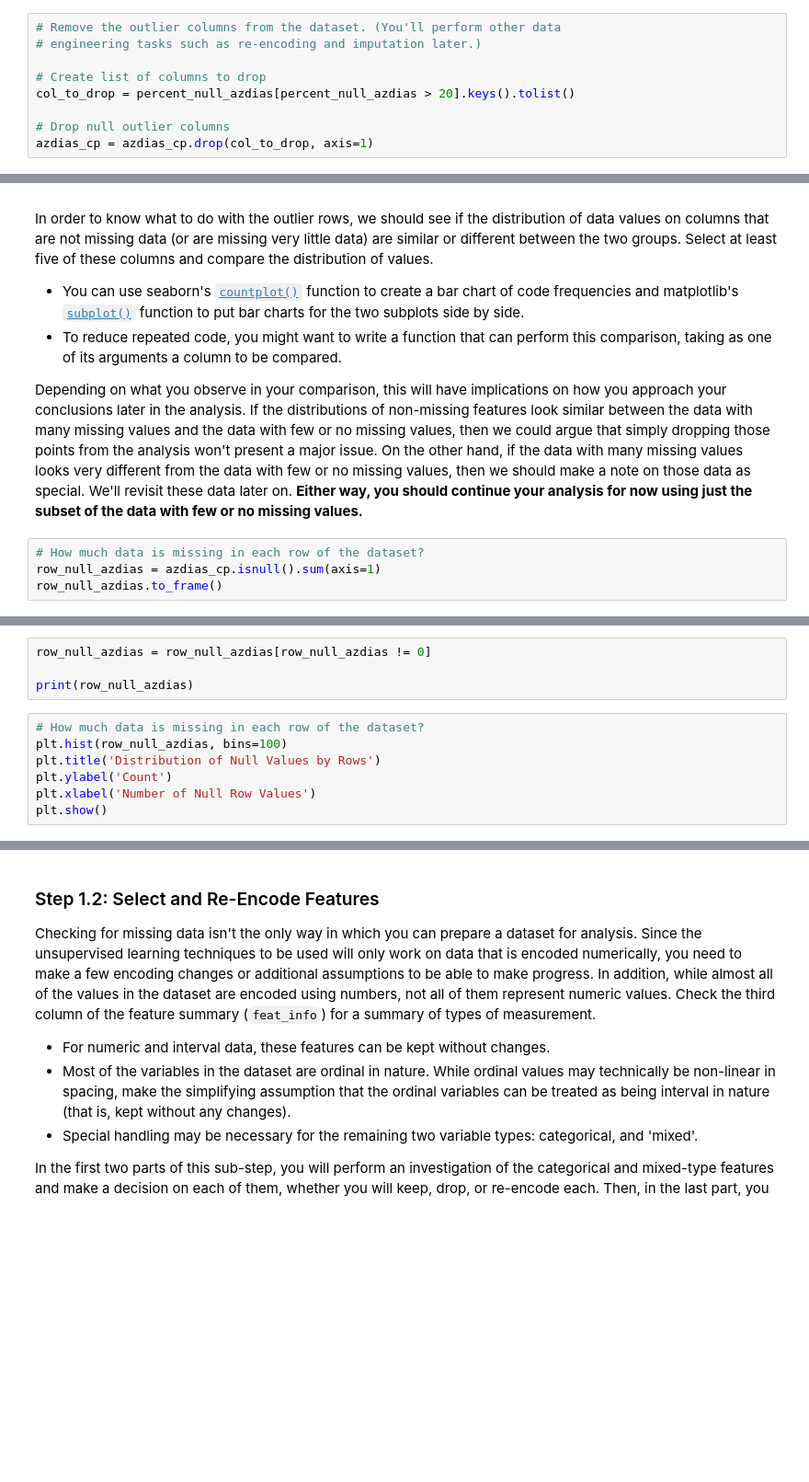
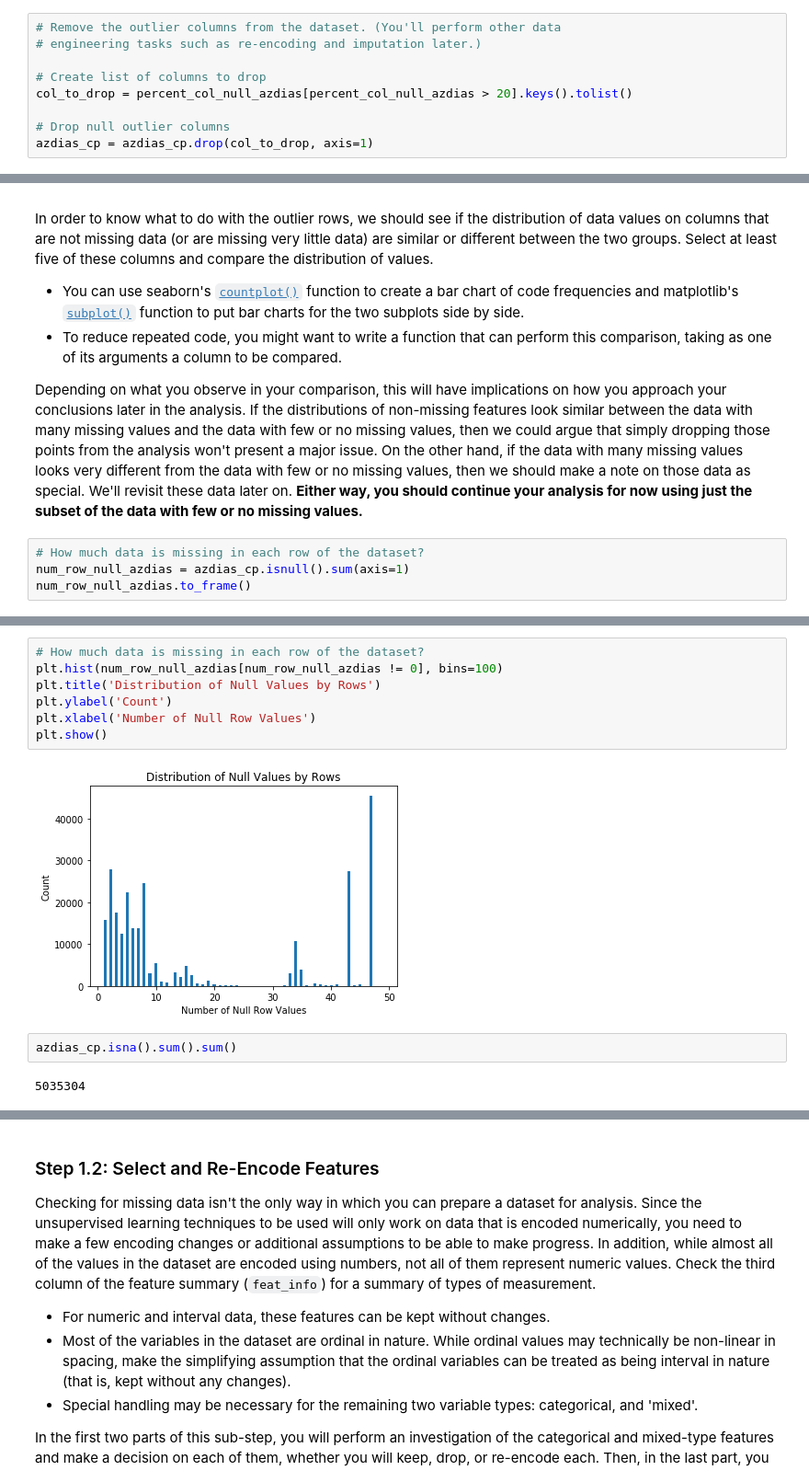
Before and after one commit to palacioskelly/Udacity_Identify_Customer_Segments, a Jupyter notebook: Identify_Customer_Segments.ipynb, the cells around one changed output, grey strips where cells are left out. Shown at 92% size. Cells and saved outputs as stored; diff of their text form; blank space fills up the shorter version.

```diff
--- a/Identify_Customer_Segments.ipynb
+++ b/Identify_Customer_Segments.ipynb
@@ -152,7 +295,7 @@ plt.show()
 # engineering tasks such as re-encoding and imputation later.)
 
 # Create list of columns to drop
-col_to_drop = percent_null_azdias[percent_null_azdias > 20].keys().tolist()
+col_to_drop = percent_col_null_azdias[percent_col_null_azdias > 20].keys().tolist()
 
 # Drop null outlier columns
 azdias_cp = azdias_cp.drop(col_to_drop, axis=1)
@@ -174,5 +323,5 @@ In order to know what to do with the outlier rows, we should see if the distribu
 Depending on what you observe in your comparison, this will have implications on how you approach your conclusions later in the analysis. If the distributions of non-missing features look similar between the data with many missing values and the data with few or no missing values, then we could argue that simply dropping those points from the analysis won't present a major issue. On the other hand, if the data with many missing values looks very different from the data with few or no missing values, then we should make a note on those data as special. We'll revisit these data later on. **Either way, you should continue your analysis for now using just the subset of the data with few or no missing values.**
 # %%
 # How much data is missing in each row of the dataset?
-row_null_azdias = azdias_cp.isnull().sum(axis=1)
-row_null_azdias.to_frame()
+num_row_null_azdias = azdias_cp.isnull().sum(axis=1)
+num_row_null_azdias.to_frame()
@@ -179,14 +347,16 @@ row_null_azdias.to_frame()
-# %%
-row_null_azdias = row_null_azdias[row_null_azdias != 0]
-
-print(row_null_azdias)
 # %%
 # How much data is missing in each row of the dataset?
-plt.hist(row_null_azdias, bins=100)
+plt.hist(num_row_null_azdias[num_row_null_azdias != 0], bins=100)
 plt.title('Distribution of Null Values by Rows')
 plt.ylabel('Count')
 plt.xlabel('Number of Null Row Values')
 plt.show()
+# %% [output]
+[figure, added]
+# %%
+azdias_cp.isna().sum().sum()
+# %% [output]
+5035304
 # %%
 # Write code to divide the data into two subsets based on the number of missing
 # values in each row.
```
Also changed, not shown: parts of 128 cells of this notebook.
